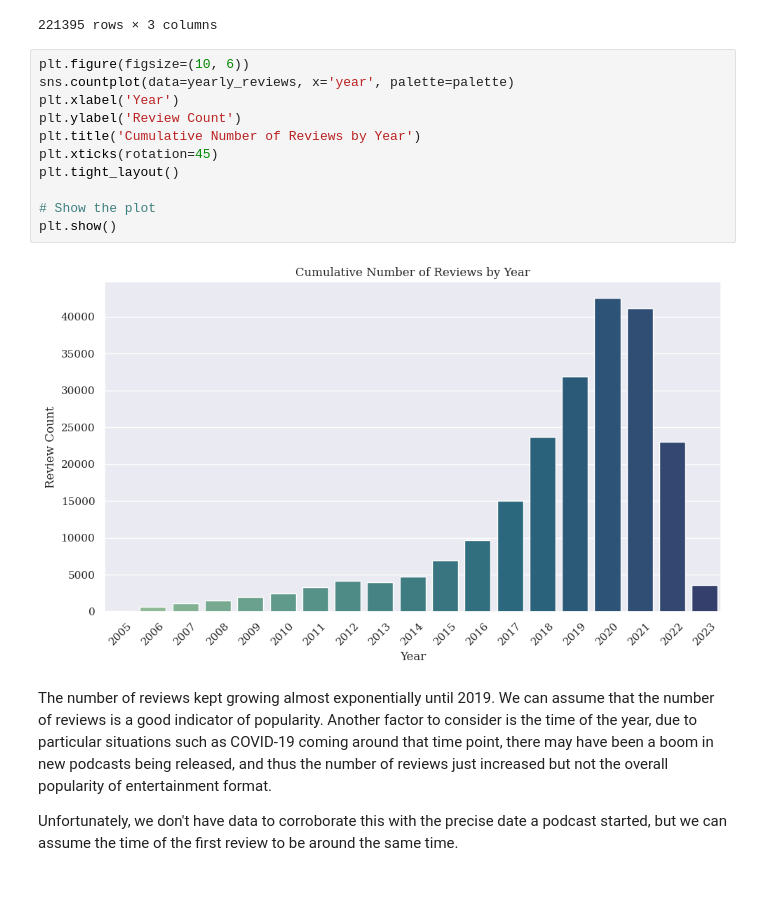
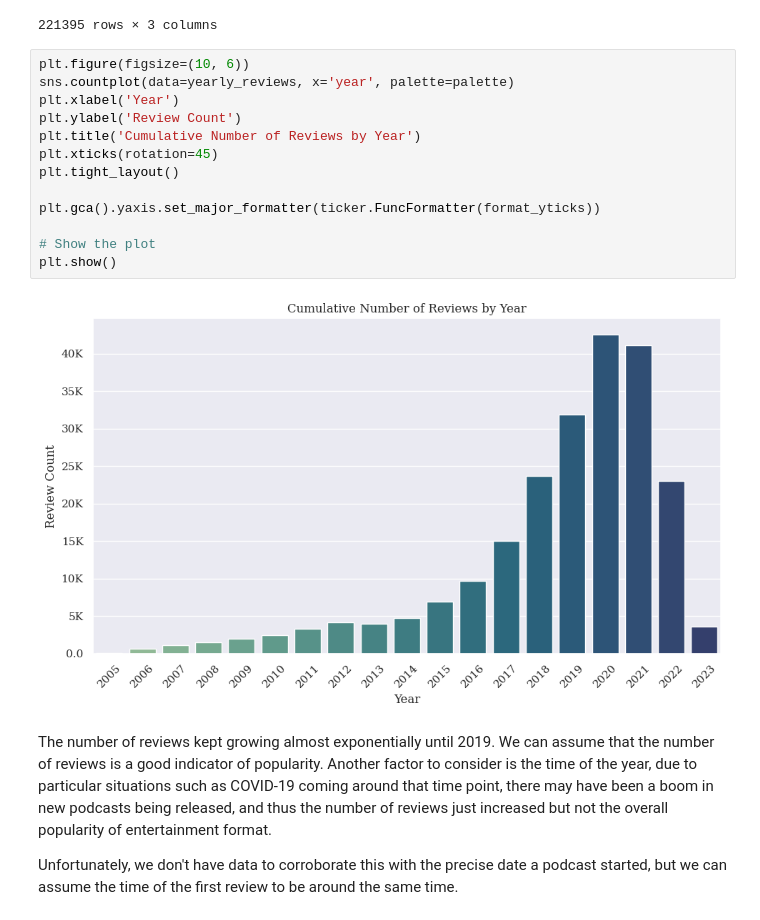
Before and after one commit to alespool/Analyzing-Podcast-Reviews, a Jupyter notebook: data_extraction.ipynb, the cells around one changed output. Cells and saved outputs as stored; diff of their text form; blank space fills up the shorter version.

```diff
--- a/data_extraction.ipynb
+++ b/data_extraction.ipynb
@@ -161,16 +159,18 @@ yearly_reviews
 # %%
 plt.figure(figsize=(10, 6))
 sns.countplot(data=yearly_reviews, x='year', palette=palette)
 plt.xlabel('Year')
 plt.ylabel('Review Count')
 plt.title('Cumulative Number of Reviews by Year')
 plt.xticks(rotation=45)
 plt.tight_layout()
 
+plt.gca().yaxis.set_major_formatter(ticker.FuncFormatter(format_yticks))
+
 # Show the plot
 plt.show()
 # %% [output]
-[figure, old version]
+[figure, new version]
 # %% [markdown]
 The number of reviews kept growing almost exponentially until 2019. We can assume that the number of reviews is a good indicator of popularity. Another factor to consider is the time of the year, due to particular situations such as COVID-19 coming around that time point, there may have been a boom in new podcasts being released, and thus the number of reviews just increased but not the overall popularity of entertainment format.
 
```
Also changed, not shown: parts of 13 cells of this notebook.
